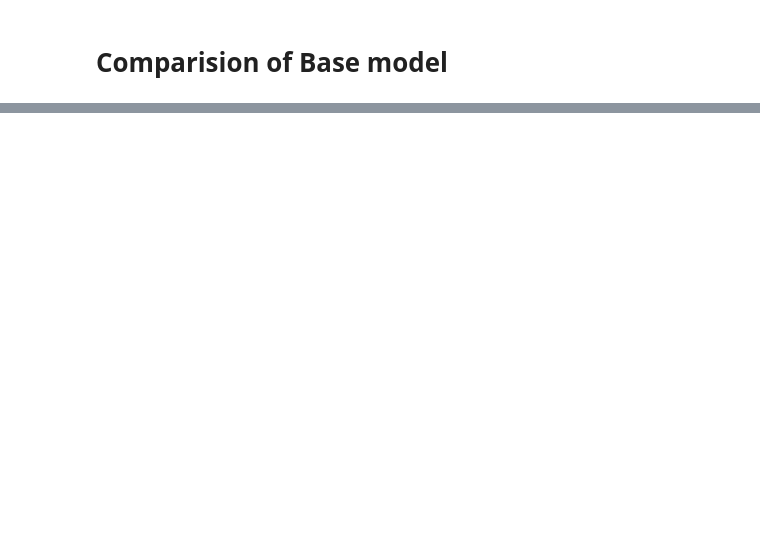
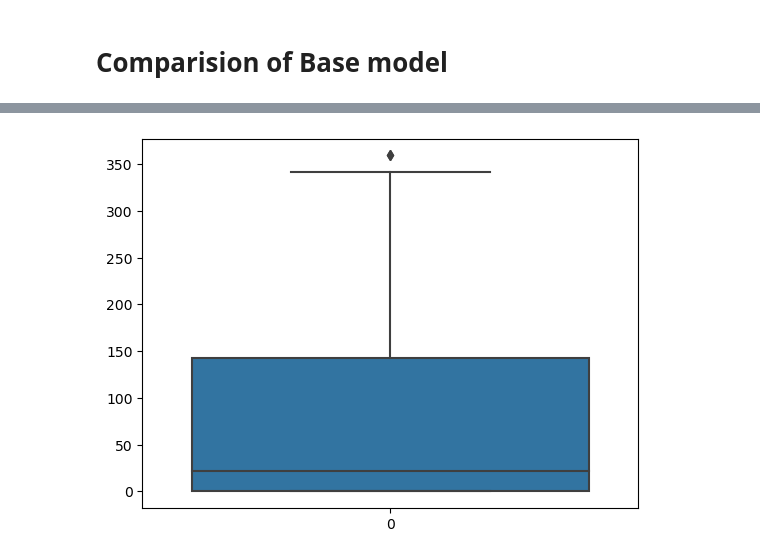
Before and after one commit to NinadKarlekar/Concrete_Compressive_strength_prediction_ineuron, a Jupyter notebook: notebook/EDA and Model.ipynb, the cells around one changed output, grey strips where cells are left out. Saved outputs shown, nothing was run; the diff lists cells and outputs as text; code cells hidden in the pictures; blank space fills up the shorter version.

```diff
--- a/notebook/EDA and Model.ipynb
+++ b/notebook/EDA and Model.ipynb
@@ -176,0 +342,5 @@ list4=[lin_base_mse,las_base_mse,rid_base_mse,rfr_base_mse,xgbr_base_mse]
+# %%
+sns.boxplot(df.blast_furnace_slag)
+plt.show()
+# %% [output]
+[figure, added]
```
Also changed, not shown: parts of 55 cells of this notebook, 1 other file.
